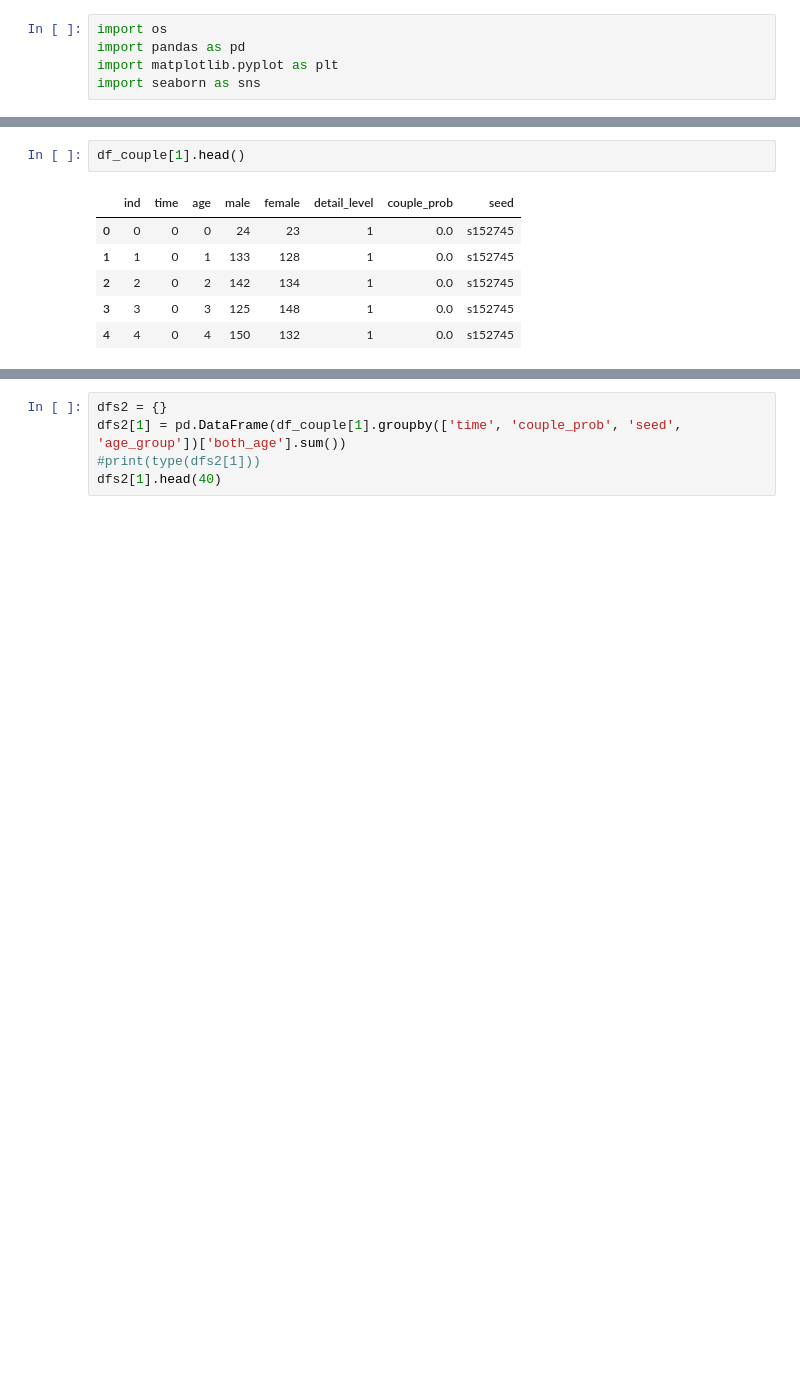
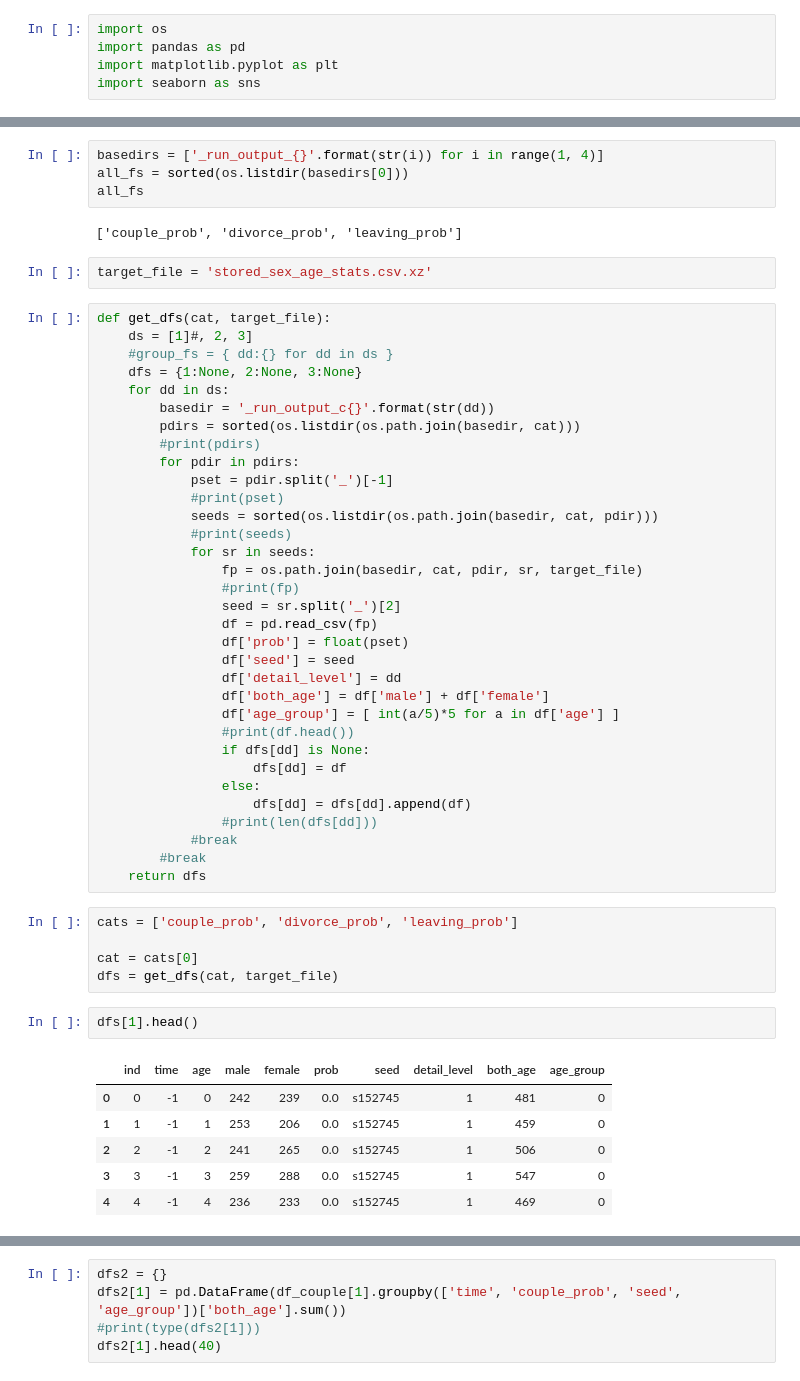
Before and after one commit to ejwillemse/sim-demog-NUK-open, a Jupyter notebook: sandbox/experiment_output/draw_fig_poppy.ipynb, the cells around one changed output, grey strips where cells are left out. Saved outputs shown, nothing was run; the diff lists cells and outputs as text; blank space fills up the shorter version.

```diff
--- a/sandbox/experiment_output/draw_fig_poppy.ipynb
+++ b/sandbox/experiment_output/draw_fig_poppy.ipynb
@@ -69,9 +8,55 @@ for dlvl, probs in group_fs[cat].items():
+# %%
+basedirs = ['_run_output_{}'.format(str(i)) for i in range(1, 4)]
+all_fs = sorted(os.listdir(basedirs[0]))
+all_fs
+# %% [output]
+['couple_prob', 'divorce_prob', 'leaving_prob']
+# %%
+target_file = 'stored_sex_age_stats.csv.xz'
+# %%
+def get_dfs(cat, target_file):
+    ds = [1]#, 2, 3]
+    #group_fs = { dd:{} for dd in ds }
+    dfs = {1:None, 2:None, 3:None}
+    for dd in ds:
+        basedir = '_run_output_c{}'.format(str(dd))
+        pdirs = sorted(os.listdir(os.path.join(basedir, cat)))
+        #print(pdirs)
+        for pdir in pdirs:
+            pset = pdir.split('_')[-1]
+            #print(pset)
+            seeds = sorted(os.listdir(os.path.join(basedir, cat, pdir)))
+            #print(seeds)
+            for sr in seeds:
+                fp = os.path.join(basedir, cat, pdir, sr, target_file)
+                #print(fp)
+                seed = sr.split('_')[2]
+                df = pd.read_csv(fp)
+                df['prob'] = float(pset)
+                df['seed'] = seed
+                df['detail_level'] = dd
+                df['both_age'] = df['male'] + df['female']
+                df['age_group'] = [ int(a/5)*5 for a in df['age'] ]
+                #print(df.head())
+                if dfs[dd] is None:
+                    dfs[dd] = df
+                else:
+                    dfs[dd] = dfs[dd].append(df)
+                #print(len(dfs[dd]))
+            #break
+        #break
+    return dfs
+# %%
+cats = ['couple_prob', 'divorce_prob', 'leaving_prob']
+
+cat = cats[0]
+dfs = get_dfs(cat, target_file)
 # %%
-df_couple[1].head()
+dfs[1].head()
 # %% [output]
-|  | ind | time | age | male | female | detail_level | couple_prob | seed |
-| 0 | 0 | 0 | 0 | 24 | 23 | 1 | 0.0 | s152745 |
-| 1 | 1 | 0 | 1 | 133 | 128 | 1 | 0.0 | s152745 |
-| 2 | 2 | 0 | 2 | 142 | 134 | 1 | 0.0 | s152745 |
-| 3 | 3 | 0 | 3 | 125 | 148 | 1 | 0.0 | s152745 |
-| 4 | 4 | 0 | 4 | 150 | 132 | 1 | 0.0 | s152745 |
+|  | ind | time | age | male | female | prob | seed | detail_level | both_age | age_group |
+| 0 | 0 | -1 | 0 | 242 | 239 | 0.0 | s152745 | 1 | 481 | 0 |
+| 1 | 1 | -1 | 1 | 253 | 206 | 0.0 | s152745 | 1 | 459 | 0 |
+| 2 | 2 | -1 | 2 | 241 | 265 | 0.0 | s152745 | 1 | 506 | 0 |
+| 3 | 3 | -1 | 3 | 259 | 288 | 0.0 | s152745 | 1 | 547 | 0 |
+| 4 | 4 | -1 | 4 | 236 | 233 | 0.0 | s152745 | 1 | 469 | 0 |
```
Also changed, not shown: parts of 12 cells of this notebook, 2 other files.
